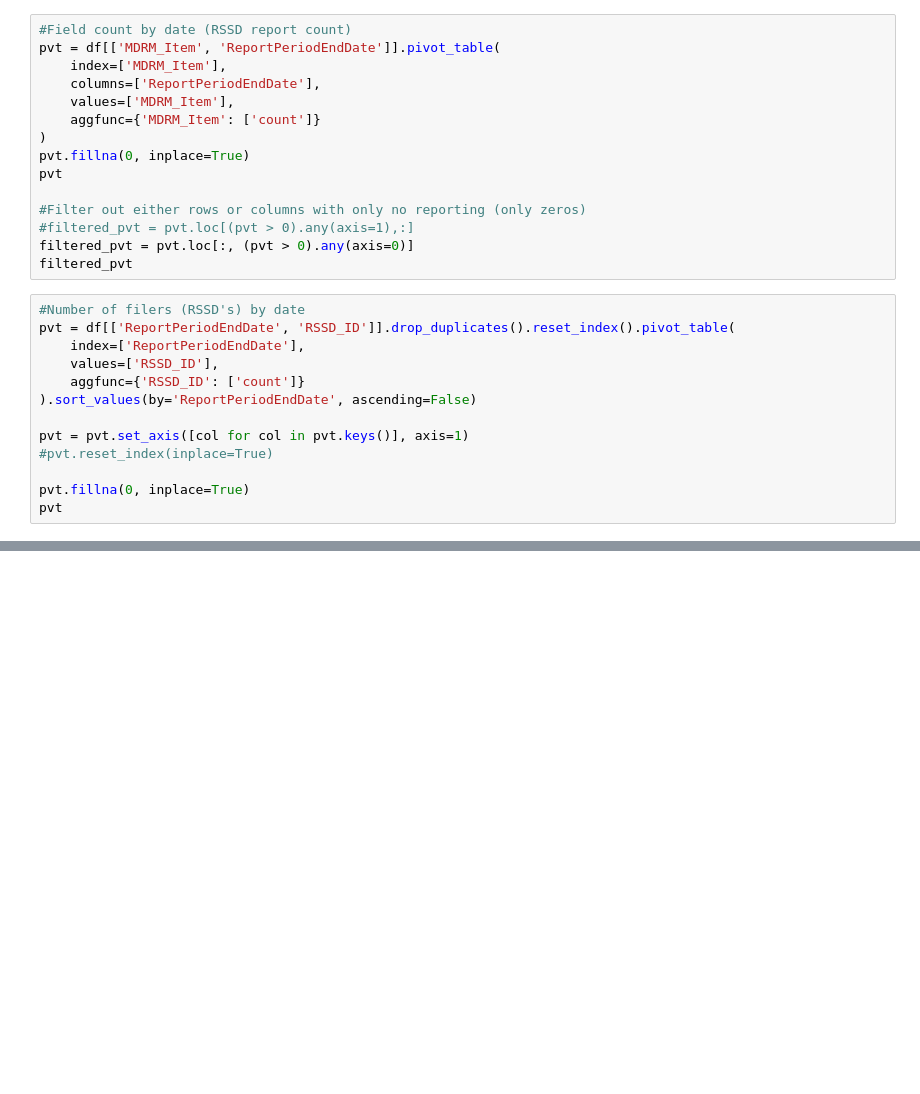
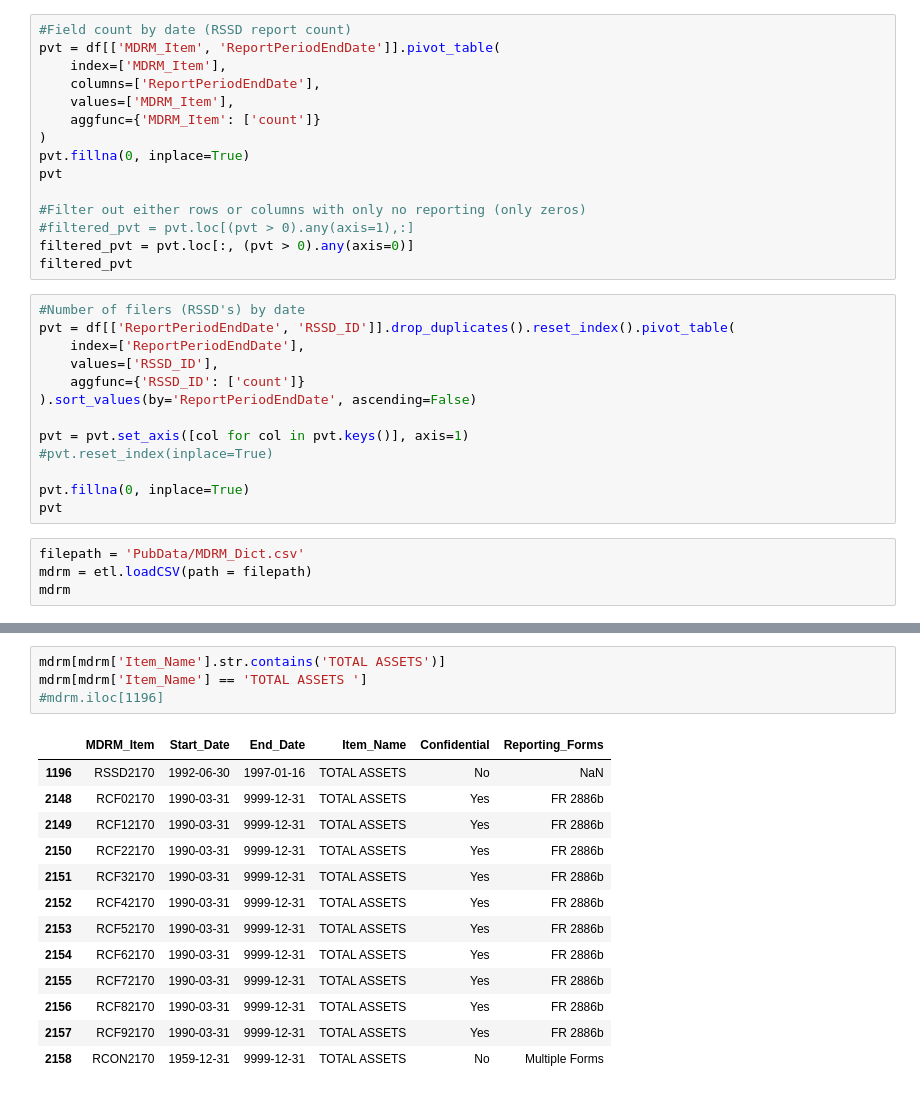
Before and after one commit to krisLB/ffiec-xbrl, a Jupyter notebook: main.ipynb, the cells around one changed output, grey strips where cells are left out. Saved outputs shown, nothing was run; the diff lists cells and outputs as text; blank space fills up the shorter version.

```diff
--- a/main.ipynb
+++ b/main.ipynb
@@ -156,3 +160,7 @@ pvt = pvt.set_axis([col for col in pvt.keys()], axis=1)
 
 pvt.fillna(0, inplace=True)
 pvt
+# %%
+filepath = 'PubData/MDRM_Dict.csv'
+mdrm = etl.loadCSV(path = filepath)
+mdrm
@@ -158,0 +181,18 @@ pvt
+# %%
+mdrm[mdrm['Item_Name'].str.contains('TOTAL ASSETS')]
+mdrm[mdrm['Item_Name'] == 'TOTAL ASSETS ']
+#mdrm.iloc[1196]
+# %% [output]
+|  | MDRM_Item | Start_Date | End_Date | Item_Name | Confidential | Reporting_Forms |
+| 1196 | RSSD2170 | 1992-06-30 | 1997-01-16 | TOTAL ASSETS | No | NaN |
+| 2148 | RCF02170 | 1990-03-31 | 9999-12-31 | TOTAL ASSETS | Yes | FR 2886b |
+| 2149 | RCF12170 | 1990-03-31 | 9999-12-31 | TOTAL ASSETS | Yes | FR 2886b |
+| 2150 | RCF22170 | 1990-03-31 | 9999-12-31 | TOTAL ASSETS | Yes | FR 2886b |
+| 2151 | RCF32170 | 1990-03-31 | 9999-12-31 | TOTAL ASSETS | Yes | FR 2886b |
+| 2152 | RCF42170 | 1990-03-31 | 9999-12-31 | TOTAL ASSETS | Yes | FR 2886b |
+| 2153 | RCF52170 | 1990-03-31 | 9999-12-31 | TOTAL ASSETS | Yes | FR 2886b |
+| 2154 | RCF62170 | 1990-03-31 | 9999-12-31 | TOTAL ASSETS | Yes | FR 2886b |
+| 2155 | RCF72170 | 1990-03-31 | 9999-12-31 | TOTAL ASSETS | Yes | FR 2886b |
+| 2156 | RCF82170 | 1990-03-31 | 9999-12-31 | TOTAL ASSETS | Yes | FR 2886b |
+| 2157 | RCF92170 | 1990-03-31 | 9999-12-31 | TOTAL ASSETS | Yes | FR 2886b |
+| 2158 | RCON2170 | 1959-12-31 | 9999-12-31 | TOTAL ASSETS | No | Multiple Forms |
```
Also changed, not shown: parts of 15 cells of this notebook, 1 other file.
